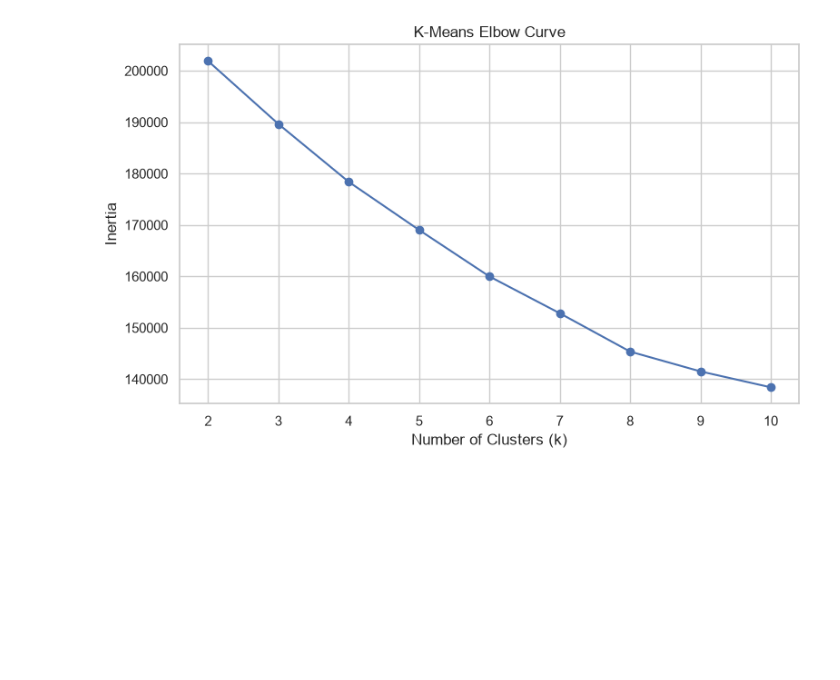
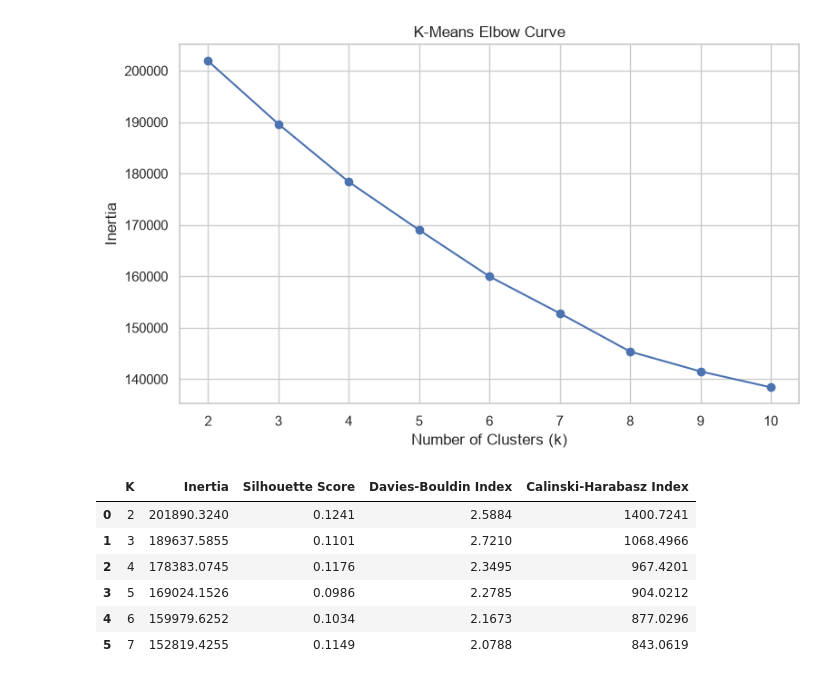
Before and after one commit to Meghana-PV/ml_caseStudy, a Jupyter notebook: notebooks/clustering.ipynb, the cells around one changed output. Drawn from its saved outputs; the diff is of its cells as text; code cells hidden in the pictures; blank space fills up the shorter version.

```diff
--- a/notebooks/clustering.ipynb
+++ b/notebooks/clustering.ipynb
@@ -394,3 +394,42 @@ plt.tight_layout()
 plt.show()
 # %% [output]
 [figure]
+# %%
+# Create an empty list to store evaluation results
+results = []
+
+# Compare cluster counts from 2 to 7
+for k in range(2, 8):
+
+    # Create a K-Means model for the current k
+    model = KMeans(
+        n_clusters=k,
+        random_state=42,
+        n_init=10
+    )
+
+    # Fit the model and obtain cluster assignments
+    labels = model.fit_predict(X_sample)
+
+    # Calculate evaluation metrics for the clustering
+    results.append({
+        "K": k,
+        "Inertia": model.inertia_,
+        "Silhouette Score": silhouette_score(X_sample, labels),
+        "Davies-Bouldin Index": davies_bouldin_score(X_sample, labels),
+        "Calinski-Harabasz Index": calinski_harabasz_score(X_sample, labels)
+    })
+
+# Convert the results into a table
+kmeans_results = pd.DataFrame(results)
+
+# Display the metrics rounded to four decimal places
+display(kmeans_results.round(4))
+# %% [output]
+|  | K | Inertia | Silhouette Score | Davies-Bouldin Index | Calinski-Harabasz Index |
+| 0 | 2 | 201890.3240 | 0.1241 | 2.5884 | 1400.7241 |
+| 1 | 3 | 189637.5855 | 0.1101 | 2.7210 | 1068.4966 |
+| 2 | 4 | 178383.0745 | 0.1176 | 2.3495 | 967.4201 |
+| 3 | 5 | 169024.1526 | 0.0986 | 2.2785 | 904.0212 |
+| 4 | 6 | 159979.6252 | 0.1034 | 2.1673 | 877.0296 |
+| 5 | 7 | 152819.4255 | 0.1149 | 2.0788 | 843.0619 |
```
Also changed, not shown: parts of 2 cells of this notebook.
